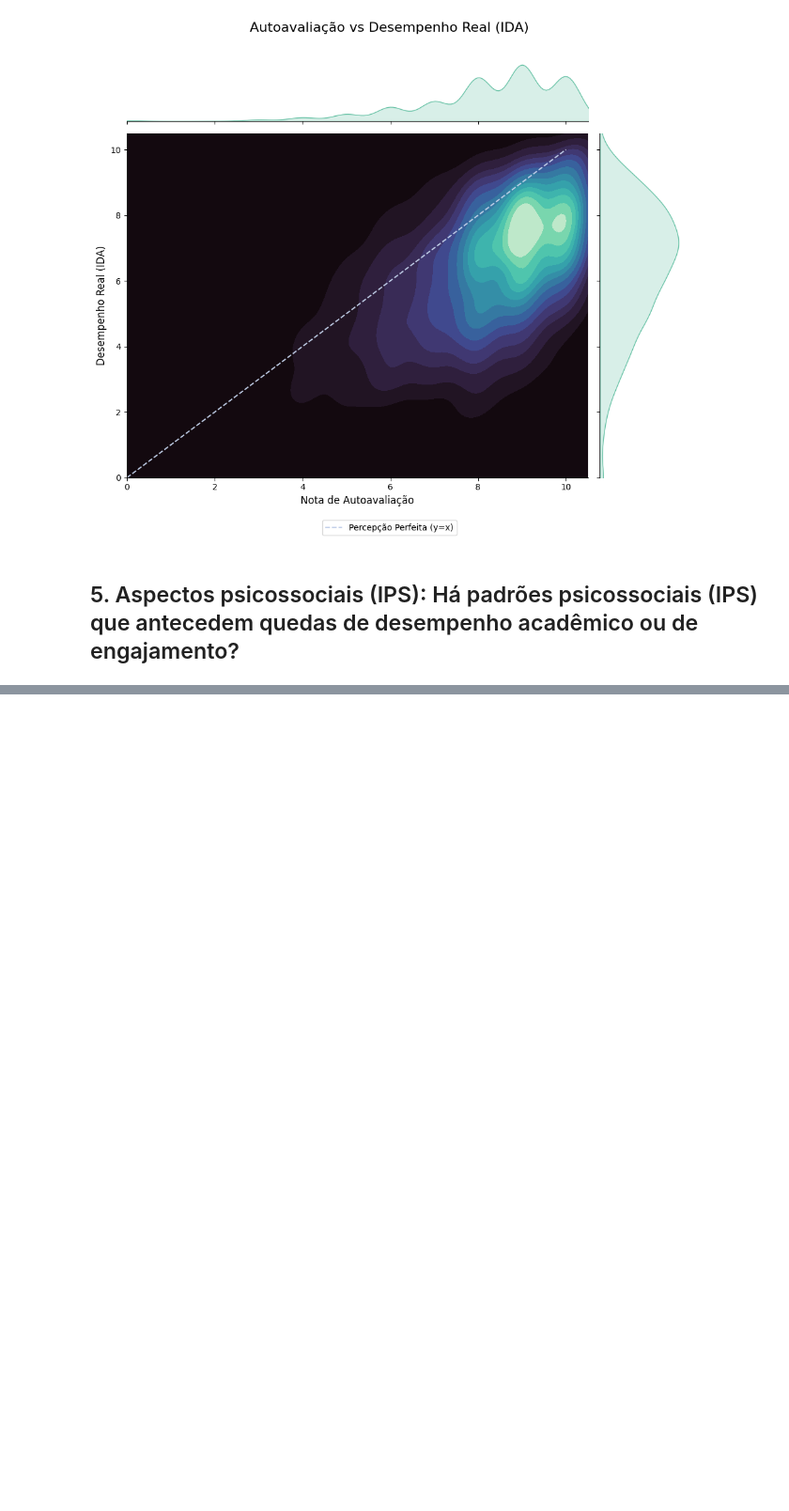
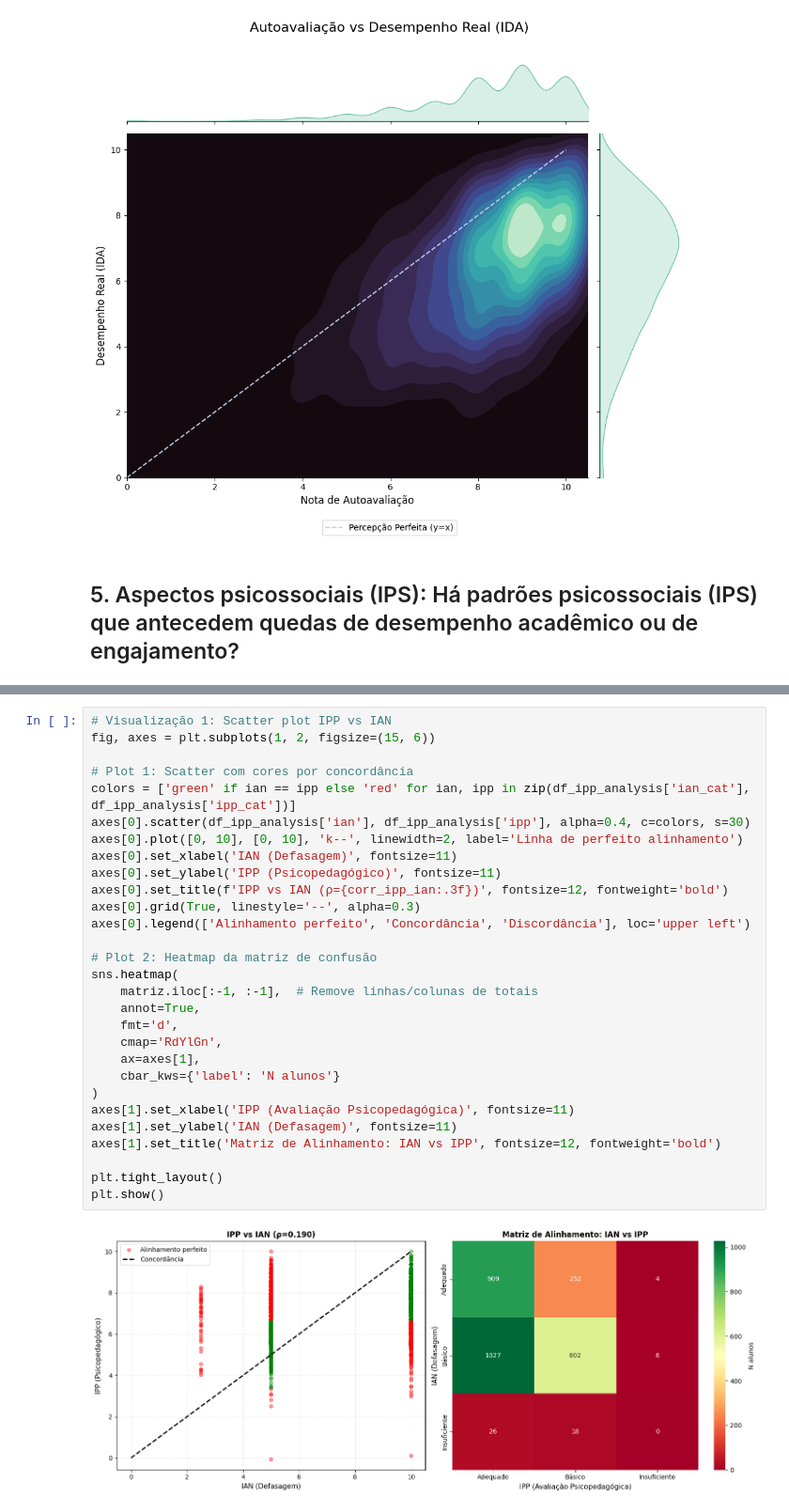
Before and after one commit to tiagoturra/fiap-datathon, a Jupyter notebook: Análise de Dados.ipynb, the cells around one changed output, grey strips where cells are left out. Shown at 94% size. Cells and saved outputs as stored; diff of their text form; blank space fills up the shorter version.

```diff
--- a/Análise de Dados.ipynb
+++ b/Análise de Dados.ipynb
@@ -825,0 +1230,31 @@ plt.show()
+# %%
+# Visualização 1: Scatter plot IPP vs IAN
+fig, axes = plt.subplots(1, 2, figsize=(15, 6))
+
+# Plot 1: Scatter com cores por concordância
+colors = ['green' if ian == ipp else 'red' for ian, ipp in zip(df_ipp_analysis['ian_cat'], df_ipp_analysis['ipp_cat'])]
+axes[0].scatter(df_ipp_analysis['ian'], df_ipp_analysis['ipp'], alpha=0.4, c=colors, s=30)
+axes[0].plot([0, 10], [0, 10], 'k--', linewidth=2, label='Linha de perfeito alinhamento')
+axes[0].set_xlabel('IAN (Defasagem)', fontsize=11)
+axes[0].set_ylabel('IPP (Psicopedagógico)', fontsize=11)
+axes[0].set_title(f'IPP vs IAN (ρ={corr_ipp_ian:.3f})', fontsize=12, fontweight='bold')
+axes[0].grid(True, linestyle='--', alpha=0.3)
+axes[0].legend(['Alinhamento perfeito', 'Concordância', 'Discordância'], loc='upper left')
+
+# Plot 2: Heatmap da matriz de confusão
+sns.heatmap(
+    matriz.iloc[:-1, :-1],  # Remove linhas/colunas de totais
+    annot=True,
+    fmt='d',
+    cmap='RdYlGn',
+    ax=axes[1],
+    cbar_kws={'label': 'N alunos'}
+)
+axes[1].set_xlabel('IPP (Avaliação Psicopedagógica)', fontsize=11)
+axes[1].set_ylabel('IAN (Defasagem)', fontsize=11)
+axes[1].set_title('Matriz de Alinhamento: IAN vs IPP', fontsize=12, fontweight='bold')
+
+plt.tight_layout()
+plt.show()
+# %% [output]
+[figure, added]
```
Also changed, not shown: parts of 41 cells of this notebook.
